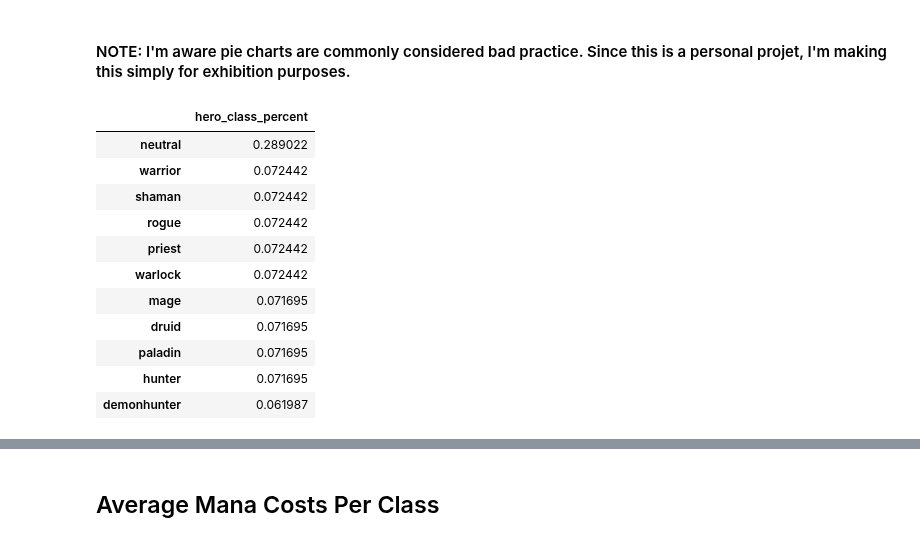
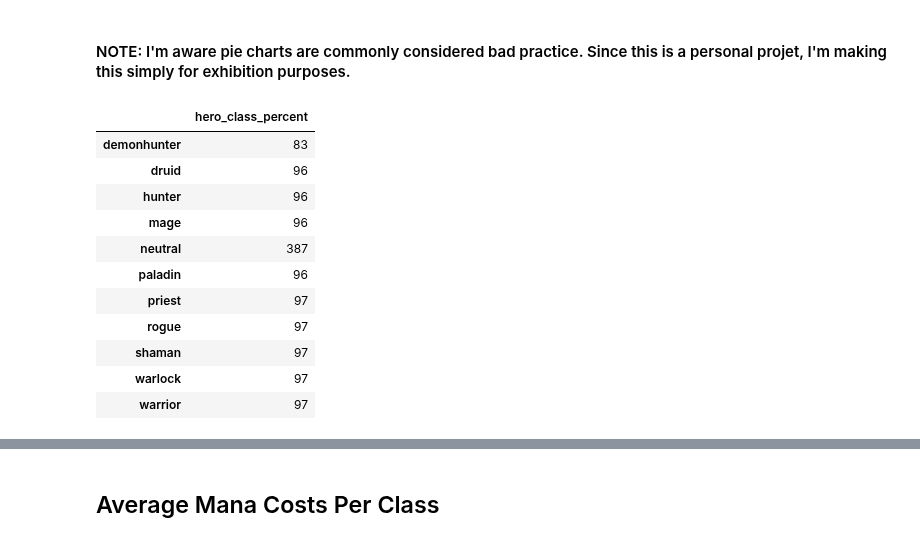
Before and after one commit to SamuelD-Data/hearthstone_project, a Jupyter notebook: hearthstone_project_notebook.ipynb, the cells around one changed output, grey strips where cells are left out. Drawn from its saved outputs; the diff is of its cells as text; code cells hidden in the pictures.

```diff
--- a/hearthstone_project_notebook.ipynb
+++ b/hearthstone_project_notebook.ipynb
@@ -566,20 +566,22 @@ classnames = classes.name.to_list()
 # %% [markdown]
 #### NOTE: I'm aware pie charts are commonly considered bad practice. Since this is a personal projet, I'm making this simply for exhibition purposes.
 # %%
-hero_dist_df = pd.DataFrame(df.name_prime_hero_class.value_counts() / len(df))
+
+hero_dist_df = pd.DataFrame(df.name_prime_hero_class.value_counts().sort_index()) #/ len(df))
 hero_dist_df.columns = ['hero_class_percent']
+
 hero_dist_df
 # %% [output]
 |  | hero_class_percent |
-| neutral | 0.289022 |
-| warrior | 0.072442 |
-| shaman | 0.072442 |
-| rogue | 0.072442 |
-| priest | 0.072442 |
-| warlock | 0.072442 |
-| mage | 0.071695 |
-| druid | 0.071695 |
-| paladin | 0.071695 |
-| hunter | 0.071695 |
-| demonhunter | 0.061987 |
+| demonhunter | 83 |
+| druid | 96 |
+| hunter | 96 |
+| mage | 96 |
+| neutral | 387 |
+| paladin | 96 |
+| priest | 97 |
+| rogue | 97 |
+| shaman | 97 |
+| warlock | 97 |
+| warrior | 97 |
 # %%
```
Also changed, not shown: parts of 4 cells of this notebook.
